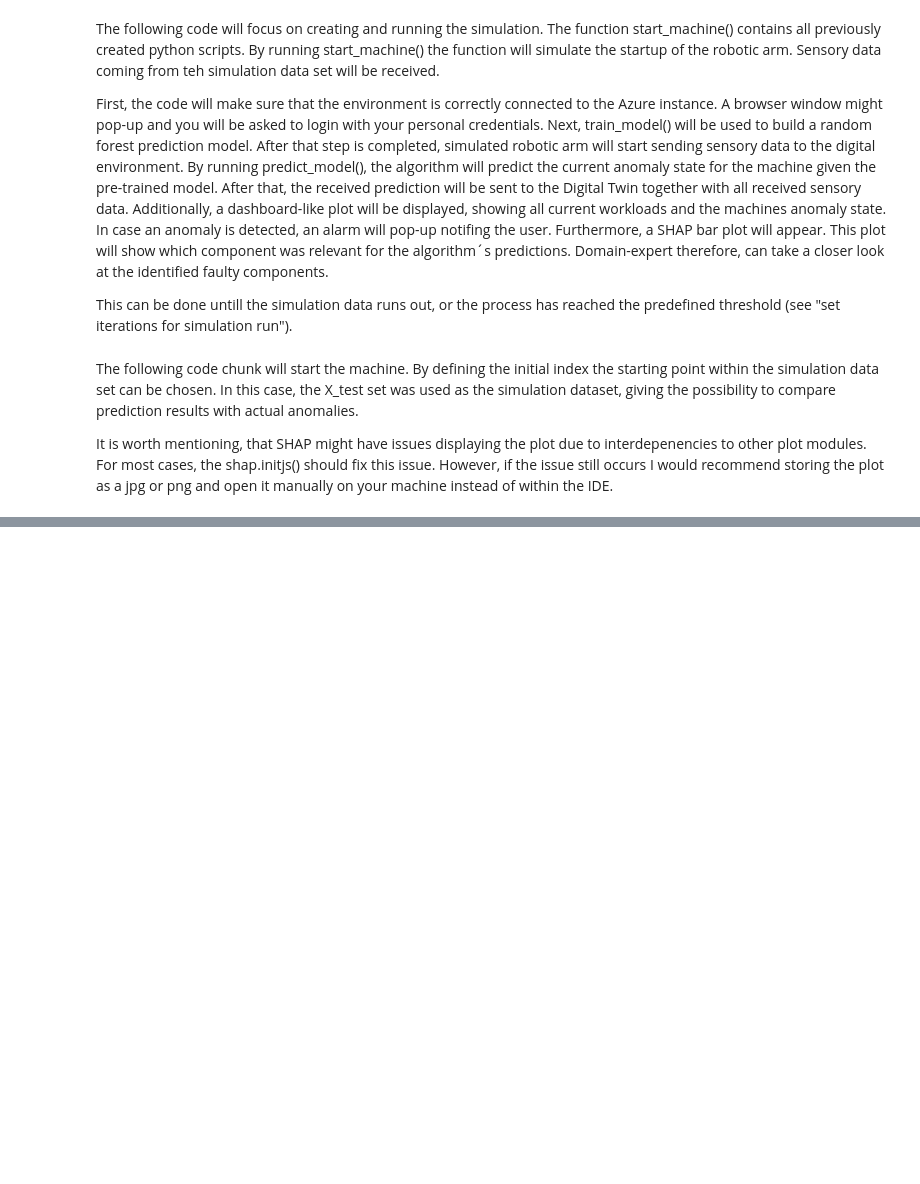
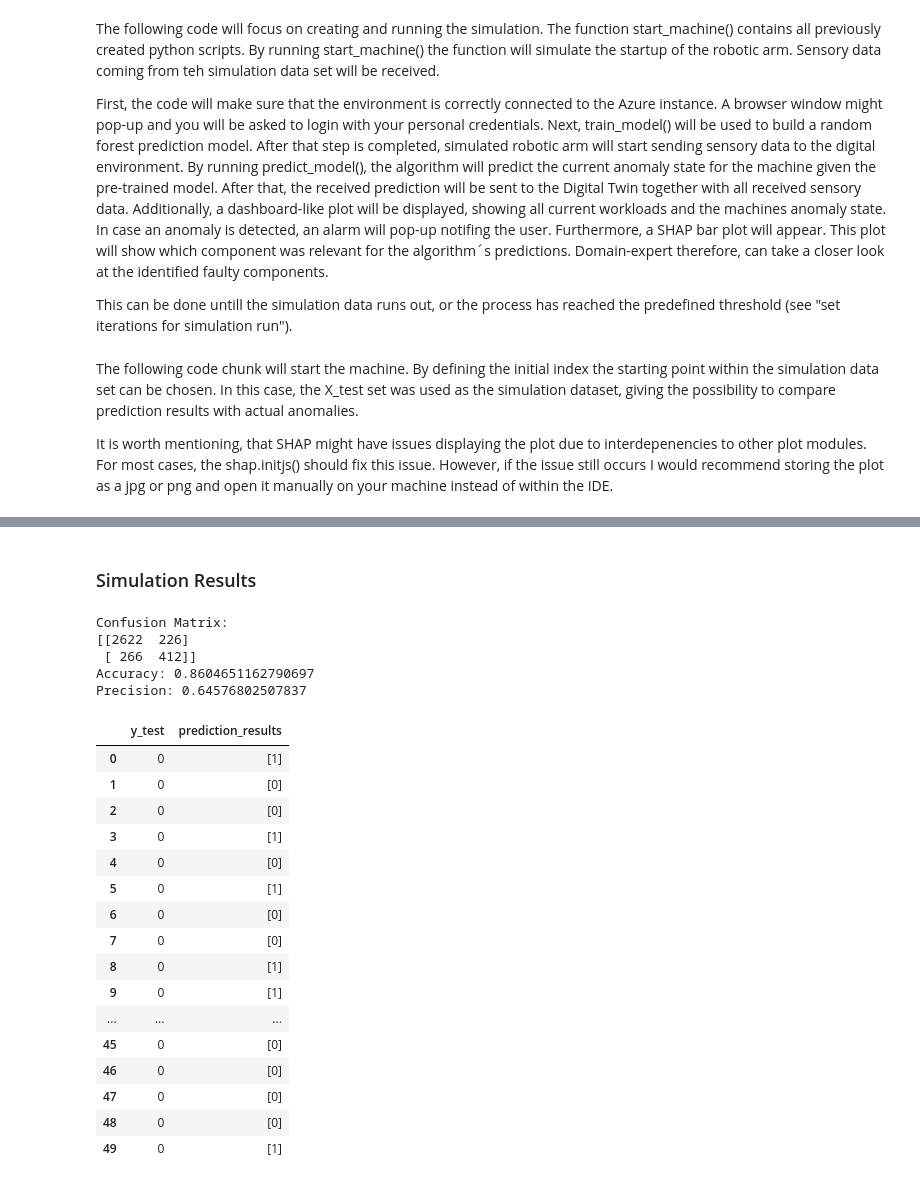
Before and after one commit to mubashar-iqbal/robotic-arm-DT, a Jupyter notebook: simulation_robotic_arm.ipynb, the cells around one changed output, grey strips where cells are left out. Cells and saved outputs as stored; diff of their text form; code cells hidden in the pictures; blank space fills up the shorter version.

```diff
--- a/simulation_robotic_arm.ipynb
+++ b/simulation_robotic_arm.ipynb
@@ -113,7 +114,7 @@ def extract_every_nth_row(df, n):
     new_df = df.iloc[::n].copy()
     return new_df
 
-n = 1000
+n = 100
 
 df = extract_every_nth_row(df, n)
 ################################
@@ -185,0 +191,2 @@ Anomaly detected! Print SHAP plot...
+# %% [markdown]
+### Simulation Results
@@ -185,0 +231,42 @@ Anomaly detected! Print SHAP plot...
+# %%
+cm = confusion_matrix(y_test, prediction_results)
+print("Confusion Matrix:")
+print(cm)
+
+#Accuracy of Simulation
+accuracy = accuracy_score(y_test, prediction_results)
+print("Accuracy:", accuracy)
+
+#Precision of Simulation
+precision = precision_score (y_test, prediction_results)
+print("Precision:", precision)
+
+
+comparison_df = pd.DataFrame({
+        'y_test': y_test,
+        'prediction_results': prediction_results
+    })
+comparison_df.head(50)
+# %% [output]
+Confusion Matrix:
+[[2622  226]
+ [ 266  412]]
+Accuracy: 0.8604651162790697
+Precision: 0.64576802507837
+|  | y_test | prediction_results |
+| 0 | 0 | [1] |
+| 1 | 0 | [0] |
+| 2 | 0 | [0] |
+| 3 | 0 | [1] |
+| 4 | 0 | [0] |
+| 5 | 0 | [1] |
+| 6 | 0 | [0] |
+| 7 | 0 | [0] |
+| 8 | 0 | [1] |
+| 9 | 0 | [1] |
+| ... | ... | ... |
+| 45 | 0 | [0] |
+| 46 | 0 | [0] |
+| 47 | 0 | [0] |
+| 48 | 0 | [0] |
+| 49 | 0 | [1] |
```
Also changed, not shown: parts of 4 cells of this notebook, 1 other file.
